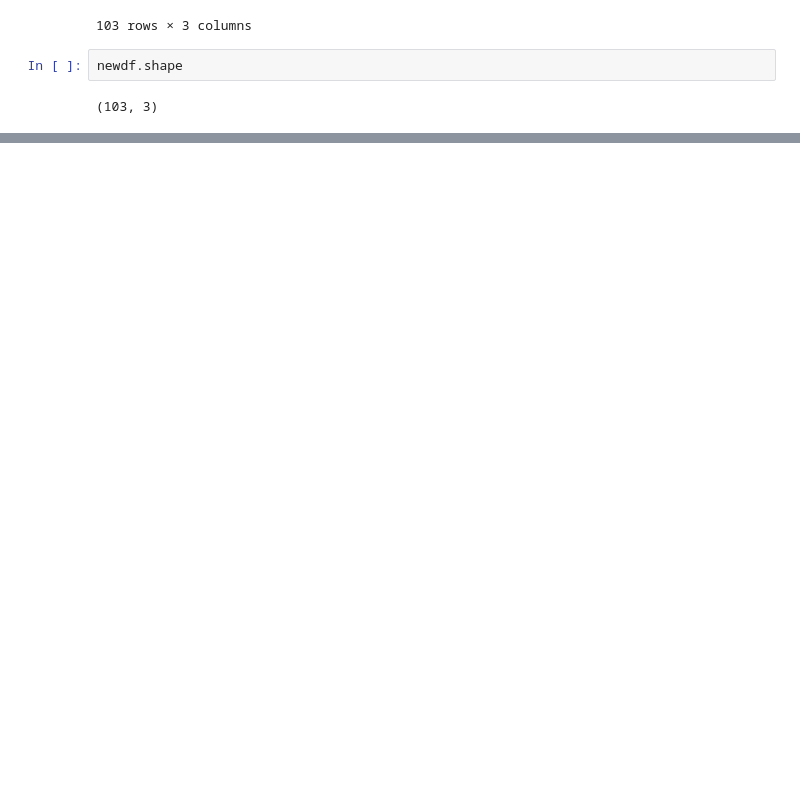
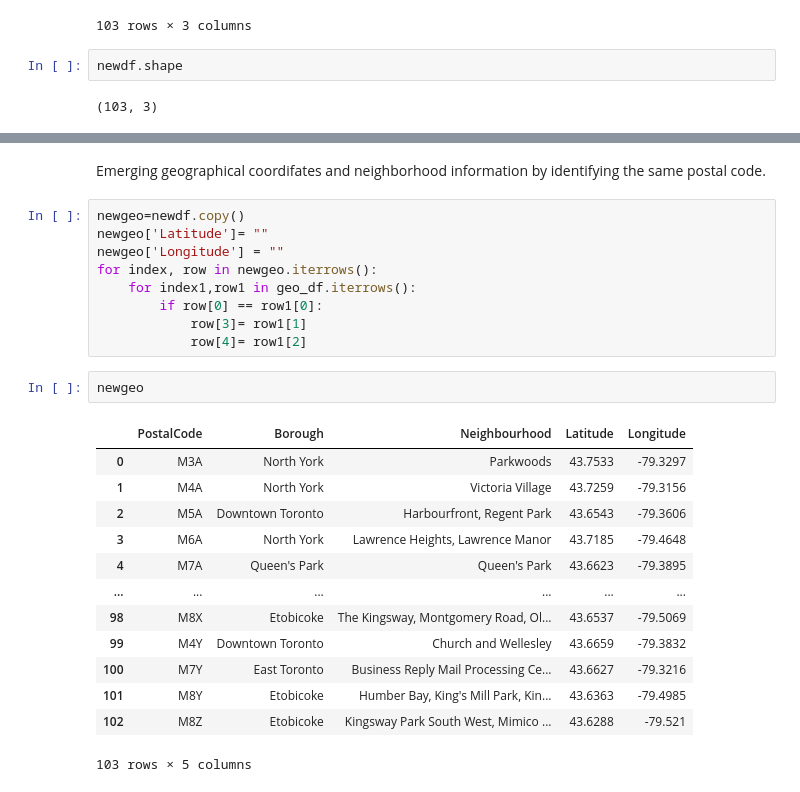
Before and after one commit to namine007/Coursera_Capstone, a Jupyter notebook: k-means.ipynb, the cells around one changed output, grey strips where cells are left out. Cells and saved outputs as stored; diff of their text form; blank space fills up the shorter version.

```diff
--- a/k-means.ipynb
+++ b/k-means.ipynb
@@ -162,0 +176,27 @@ newdf.shape
+# %% [markdown]
+Emerging geographical coordifates and neighborhood information by identifying the same postal code.
+# %%
+newgeo=newdf.copy()
+newgeo['Latitude']= ""
+newgeo['Longitude'] = ""
+for index, row in newgeo.iterrows():
+    for index1,row1 in geo_df.iterrows():
+        if row[0] == row1[0]:
+            row[3]= row1[1]
+            row[4]= row1[2]
+# %%
+newgeo
+# %% [output]
+|  | PostalCode | Borough | Neighbourhood | Latitude | Longitude |
+| 0 | M3A | North York | Parkwoods | 43.7533 | -79.3297 |
+| 1 | M4A | North York | Victoria Village | 43.7259 | -79.3156 |
+| 2 | M5A | Downtown Toronto | Harbourfront, Regent Park | 43.6543 | -79.3606 |
+| 3 | M6A | North York | Lawrence Heights, Lawrence Manor | 43.7185 | -79.4648 |
+| 4 | M7A | Queen's Park | Queen's Park | 43.6623 | -79.3895 |
+| ... | ... | ... | ... | ... | ... |
+| 98 | M8X | Etobicoke | The Kingsway, Montgomery Road, Ol... | 43.6537 | -79.5069 |
+| 99 | M4Y | Downtown Toronto | Church and Wellesley | 43.6659 | -79.3832 |
+| 100 | M7Y | East Toronto | Business Reply Mail Processing Ce... | 43.6627 | -79.3216 |
+| 101 | M8Y | Etobicoke | Humber Bay, King's Mill Park, Kin... | 43.6363 | -79.4985 |
+| 102 | M8Z | Etobicoke | Kingsway Park South West, Mimico ... | 43.6288 | -79.521 |
+103 rows × 5 columns
```
Also changed, not shown: parts of 9 cells of this notebook.
